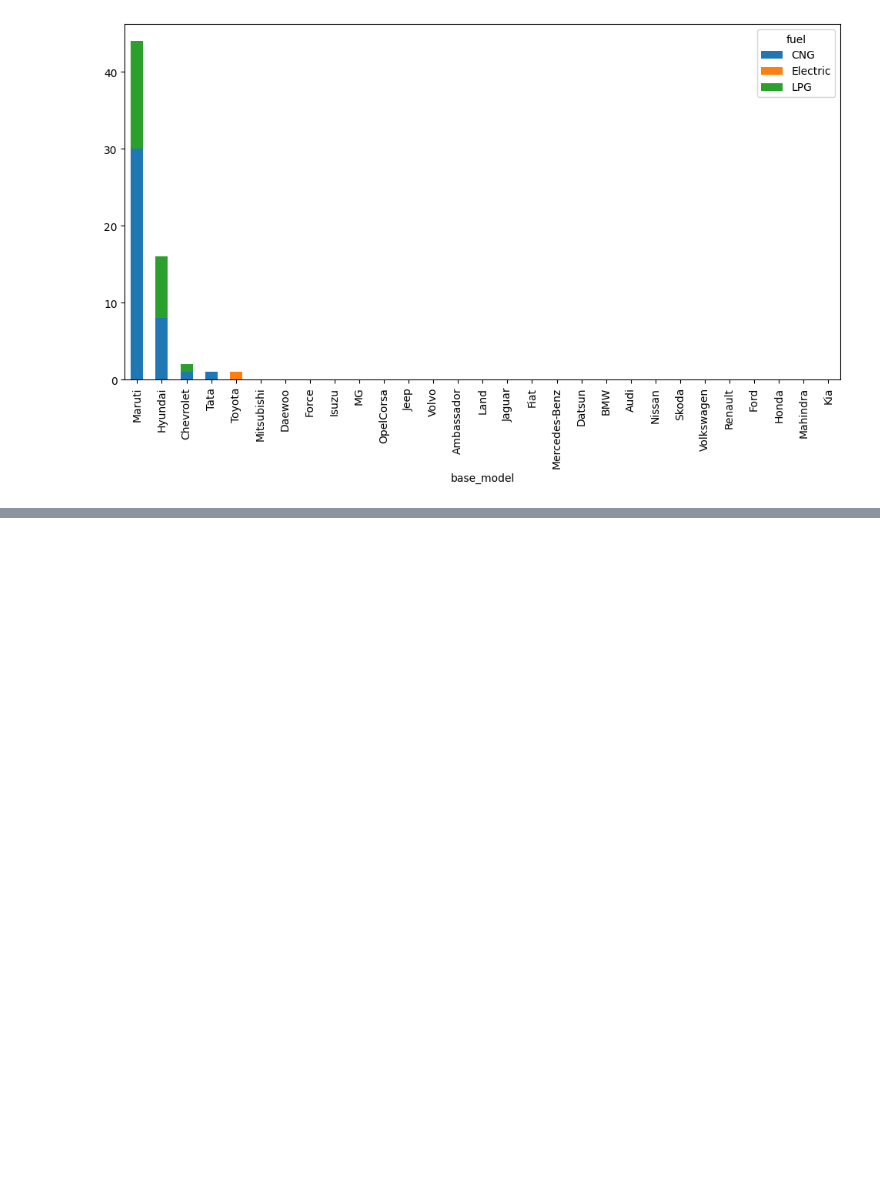
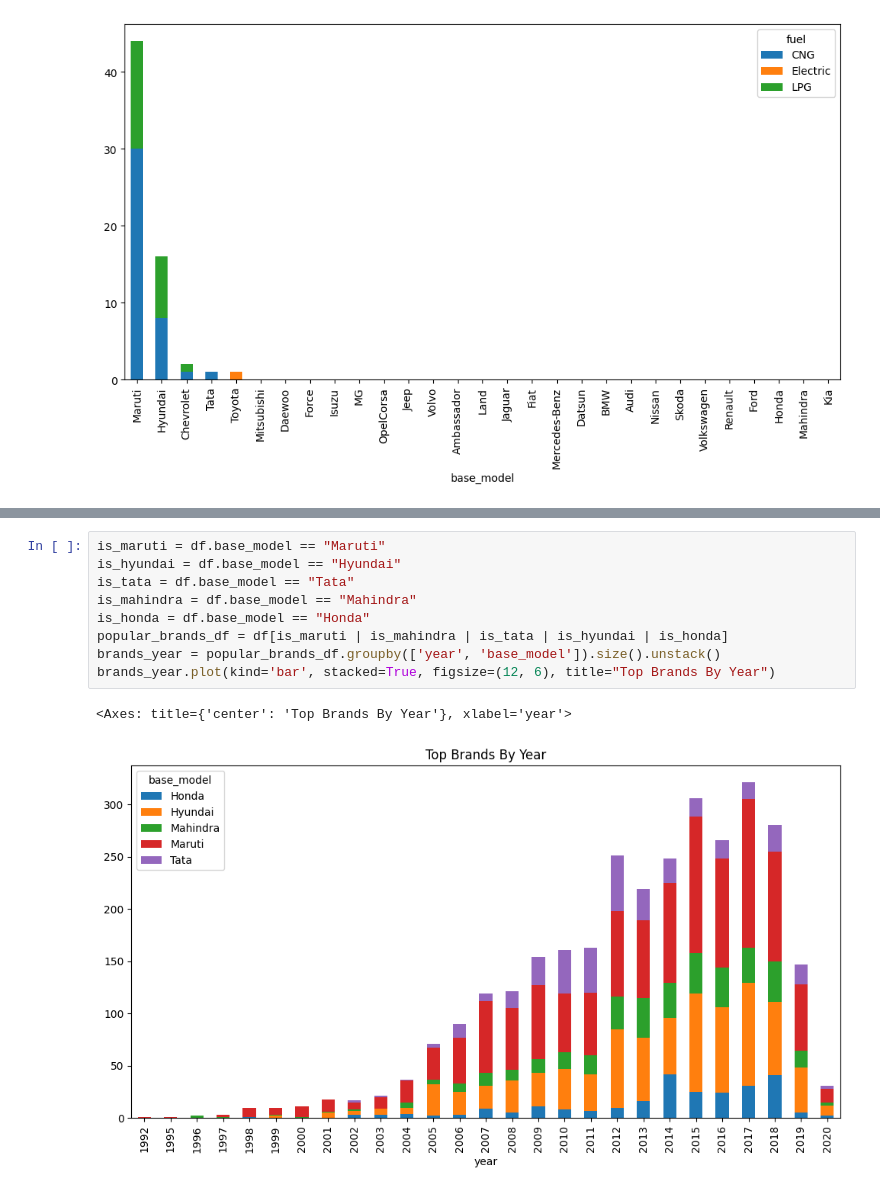
Before and after one commit to leoflewis/631-project-2, a Jupyter notebook: Project-Notebook.ipynb, the cells around one changed output, grey strips where cells are left out. Drawn from its saved outputs; the diff is of its cells as text; blank space fills up the shorter version.

```diff
--- a/Project-Notebook.ipynb
+++ b/Project-Notebook.ipynb
@@ -550,0 +595,12 @@ fuel_model_breakdown_without_D_and_P.plot(kind='bar', stacked=True, figsize=(12,
+# %%
+is_maruti = df.base_model == "Maruti"
+is_hyundai = df.base_model == "Hyundai"
+is_tata = df.base_model == "Tata"
+is_mahindra = df.base_model == "Mahindra"
+is_honda = df.base_model == "Honda"
+popular_brands_df = df[is_maruti | is_mahindra | is_tata | is_hyundai | is_honda]
+brands_year = popular_brands_df.groupby(['year', 'base_model']).size().unstack()
+brands_year.plot(kind='bar', stacked=True, figsize=(12, 6), title="Top Brands By Year")
+# %% [output]
+<Axes: title={'center': 'Top Brands By Year'}, xlabel='year'>
+[figure, added]
```
Also changed, not shown: parts of 6 cells of this notebook.
